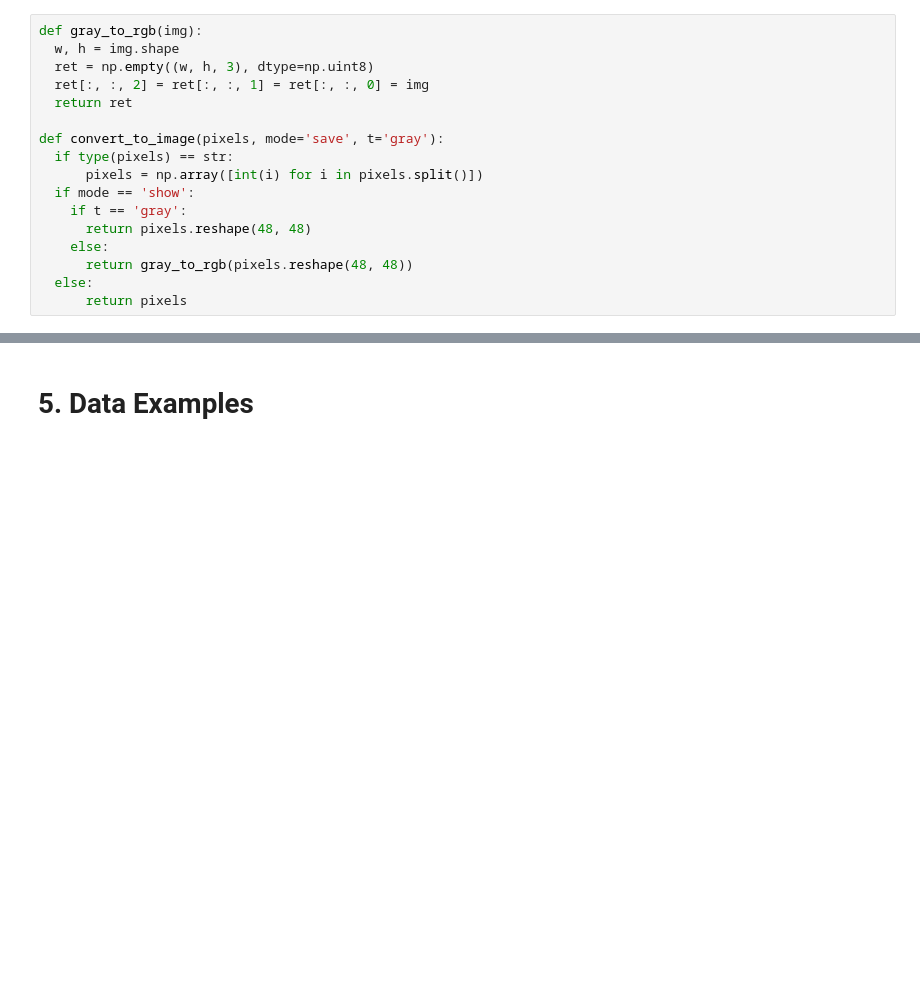
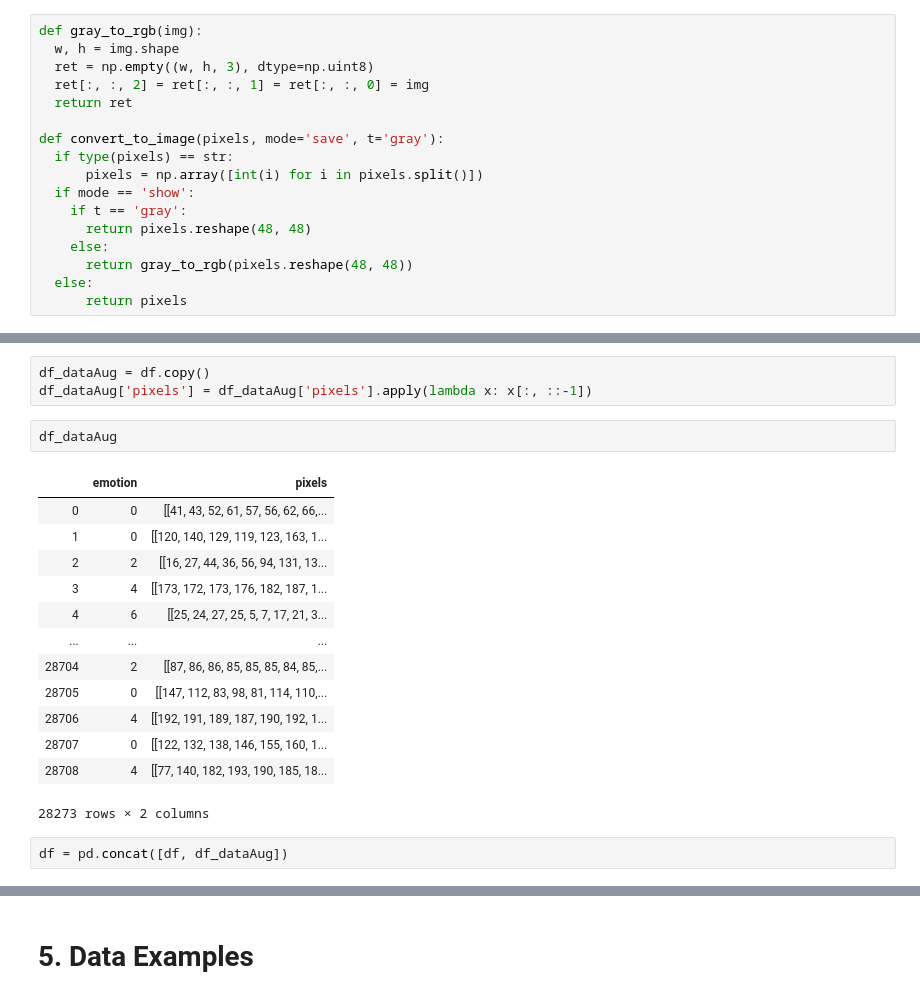
Before and after one commit to maximum-maximum/FaceEmotionApp, a Jupyter notebook: face_emotion.ipynb, the cells around one changed output, grey strips where cells are left out. Cells and saved outputs as stored; diff of their text form; blank space fills up the shorter version.

```diff
--- a/face_emotion.ipynb
+++ b/face_emotion.ipynb
@@ -139,0 +181,21 @@ df
+# %%
+df_dataAug = df.copy()
+df_dataAug['pixels'] = df_dataAug['pixels'].apply(lambda x: x[:, ::-1])
+# %%
+df_dataAug
+# %% [output]
+|  | emotion | pixels |
+| 0 | 0 | [[41, 43, 52, 61, 57, 56, 62, 66,... |
+| 1 | 0 | [[120, 140, 129, 119, 123, 163, 1... |
+| 2 | 2 | [[16, 27, 44, 36, 56, 94, 131, 13... |
+| 3 | 4 | [[173, 172, 173, 176, 182, 187, 1... |
+| 4 | 6 | [[25, 24, 27, 25, 5, 7, 17, 21, 3... |
+| ... | ... | ... |
+| 28704 | 2 | [[87, 86, 86, 85, 85, 85, 84, 85,... |
+| 28705 | 0 | [[147, 112, 83, 98, 81, 114, 110,... |
+| 28706 | 4 | [[192, 191, 189, 187, 190, 192, 1... |
+| 28707 | 0 | [[122, 132, 138, 146, 155, 160, 1... |
+| 28708 | 4 | [[77, 140, 182, 193, 190, 185, 18... |
+28273 rows × 2 columns
+# %%
+df = pd.concat([df, df_dataAug])
```
Also changed, not shown: parts of 19 cells of this notebook.
